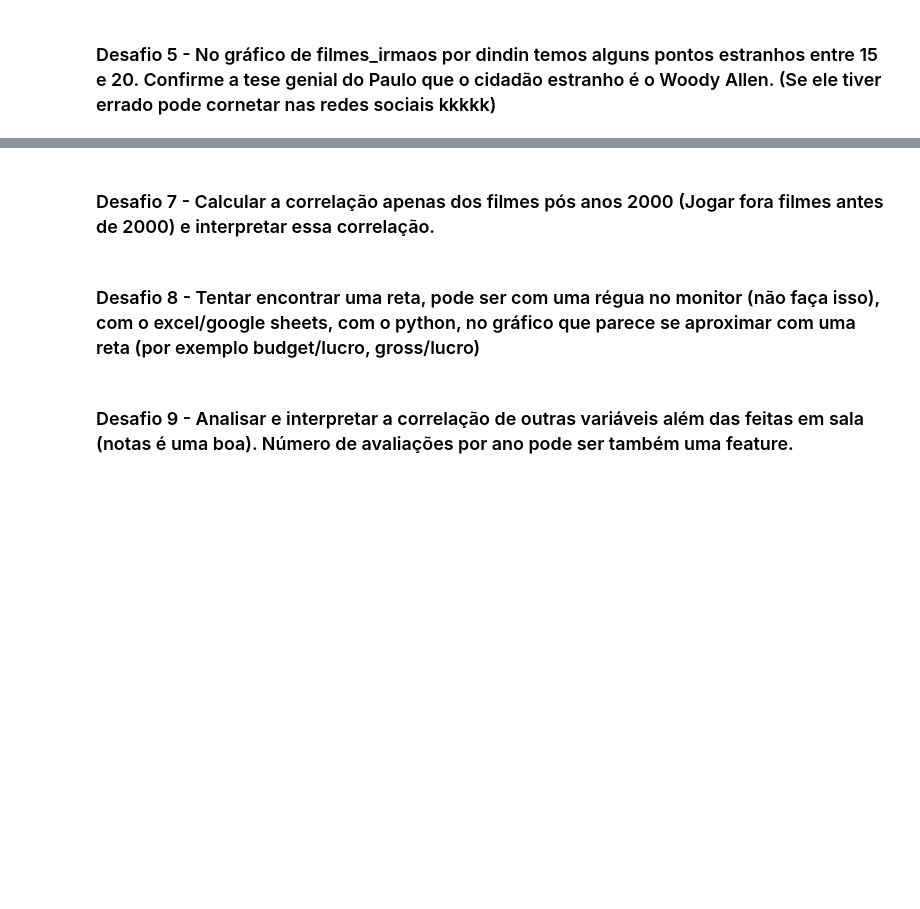
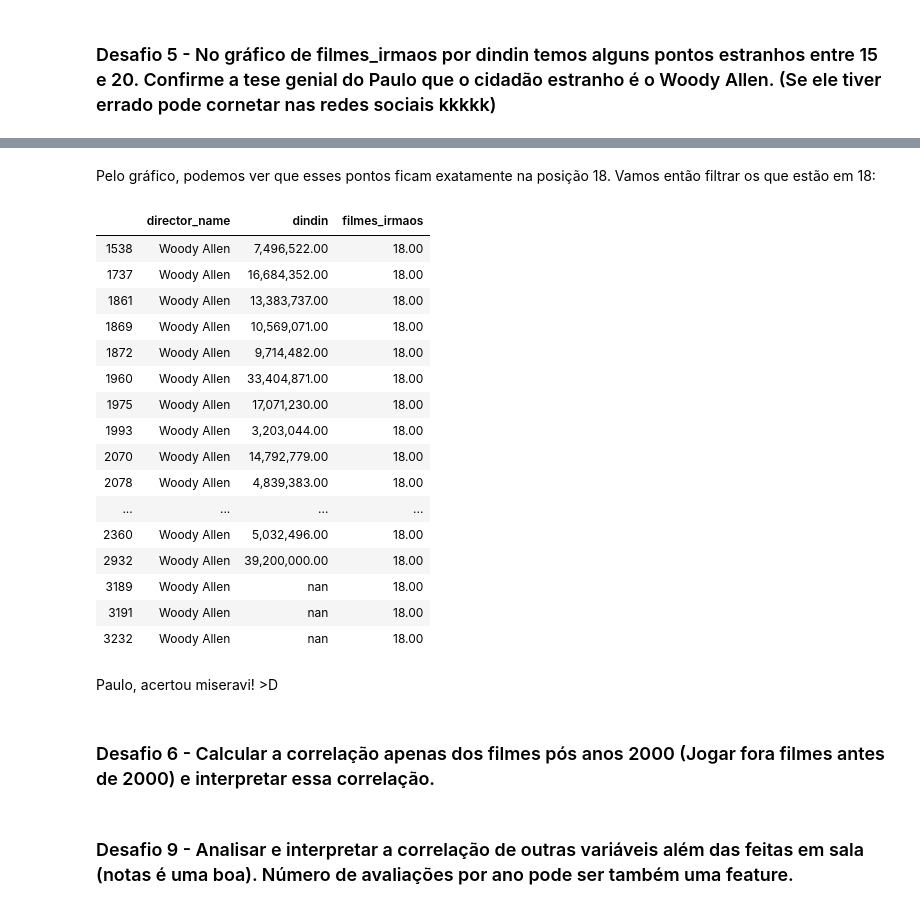
Before and after one commit to mtalaisys/quarentenadados, a Jupyter notebook: QuarentenaDados - Aula 3.ipynb, the cells around one changed output, grey strips where cells are left out. Cells and saved outputs as stored; diff of their text form; code cells hidden in the pictures; blank space fills up the shorter version.

```diff
--- a/QuarentenaDados - Aula 3.ipynb
+++ b/QuarentenaDados - Aula 3.ipynb
@@ -447,6 +468,30 @@ plt.show()
+# %% [markdown]
+Pelo gráfico, podemos ver que esses pontos ficam exatamente na posição 18. Vamos então filtrar os que estão em 18:
+# %%
+gross_director_estranho = gross_director.query("filmes_irmaos == 18")
+# %%
+gross_director_estranho
+# %% [output]
+|  | director_name | dindin | filmes_irmaos |
+| 1538 | Woody Allen | 7,496,522.00 | 18.00 |
+| 1737 | Woody Allen | 16,684,352.00 | 18.00 |
+| 1861 | Woody Allen | 13,383,737.00 | 18.00 |
+| 1869 | Woody Allen | 10,569,071.00 | 18.00 |
+| 1872 | Woody Allen | 9,714,482.00 | 18.00 |
+| 1960 | Woody Allen | 33,404,871.00 | 18.00 |
+| 1975 | Woody Allen | 17,071,230.00 | 18.00 |
+| 1993 | Woody Allen | 3,203,044.00 | 18.00 |
+| 2070 | Woody Allen | 14,792,779.00 | 18.00 |
+| 2078 | Woody Allen | 4,839,383.00 | 18.00 |
+| ... | ... | ... | ... |
+| 2360 | Woody Allen | 5,032,496.00 | 18.00 |
+| 2932 | Woody Allen | 39,200,000.00 | 18.00 |
+| 3189 | Woody Allen | nan | 18.00 |
+| 3191 | Woody Allen | nan | 18.00 |
+| 3232 | Woody Allen | nan | 18.00 |
+# %% [markdown]
+ Paulo, acertou miseravi! >D
 # %% [markdown]
-### Desafio 7 - Calcular a correlação apenas dos filmes pós anos 2000 (Jogar fora filmes antes de 2000) e interpretar essa correlação.
+### Desafio 6 - Calcular a correlação apenas dos filmes pós anos 2000 (Jogar fora filmes antes de 2000) e interpretar essa correlação.
-# %% [markdown]
-### Desafio 8 - Tentar encontrar uma reta, pode ser com uma régua no monitor (não faça isso), com o excel/google sheets, com o python, no gráfico que parece se aproximar com uma reta (por exemplo budget/lucro, gross/lucro)
 # %% [markdown]
 ### Desafio 9 - Analisar e interpretar a correlação de outras variáveis além das feitas em sala (notas é uma boa). Número de avaliações por ano pode ser também uma feature.
```
Also changed, not shown: parts of 27 cells of this notebook.
